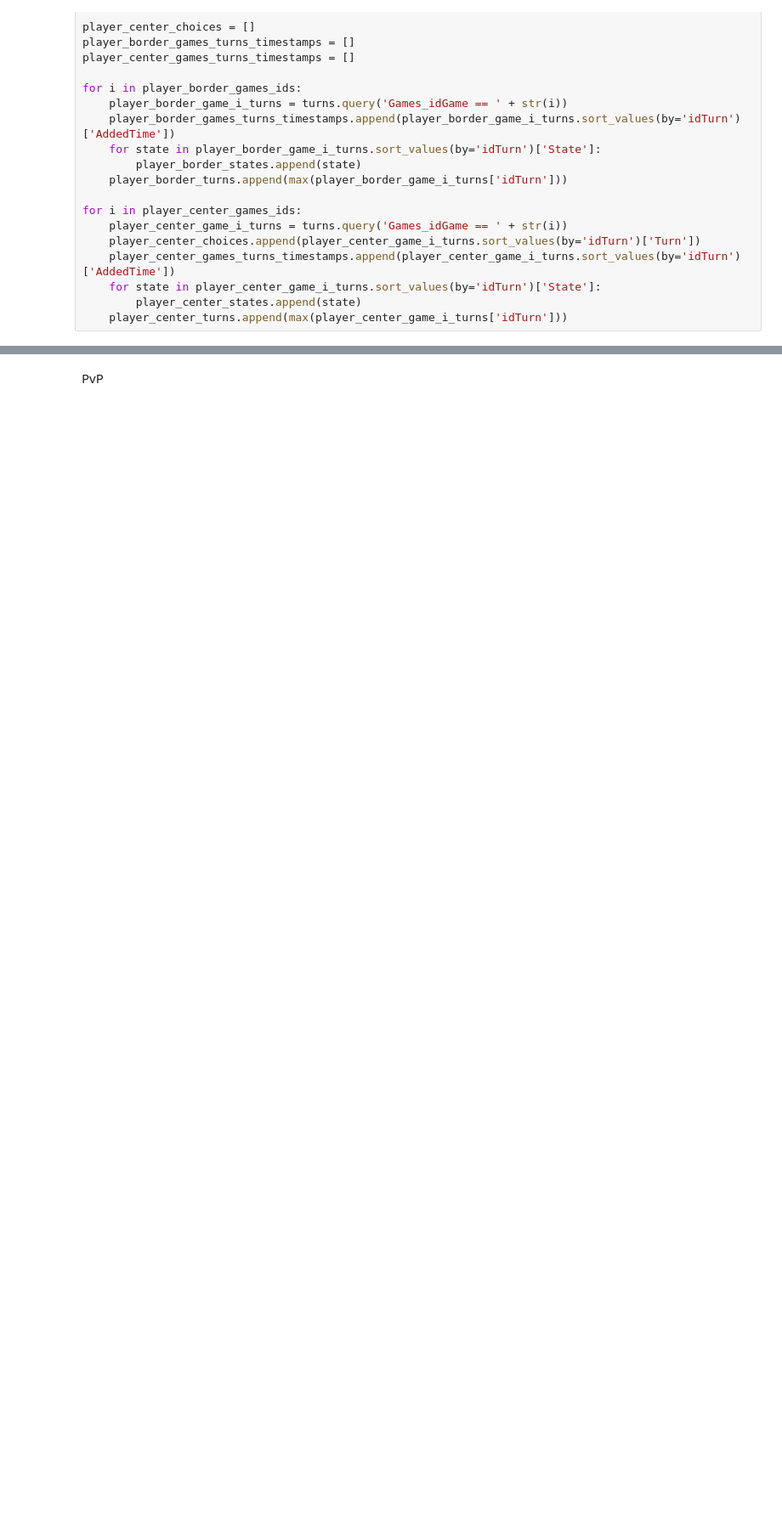
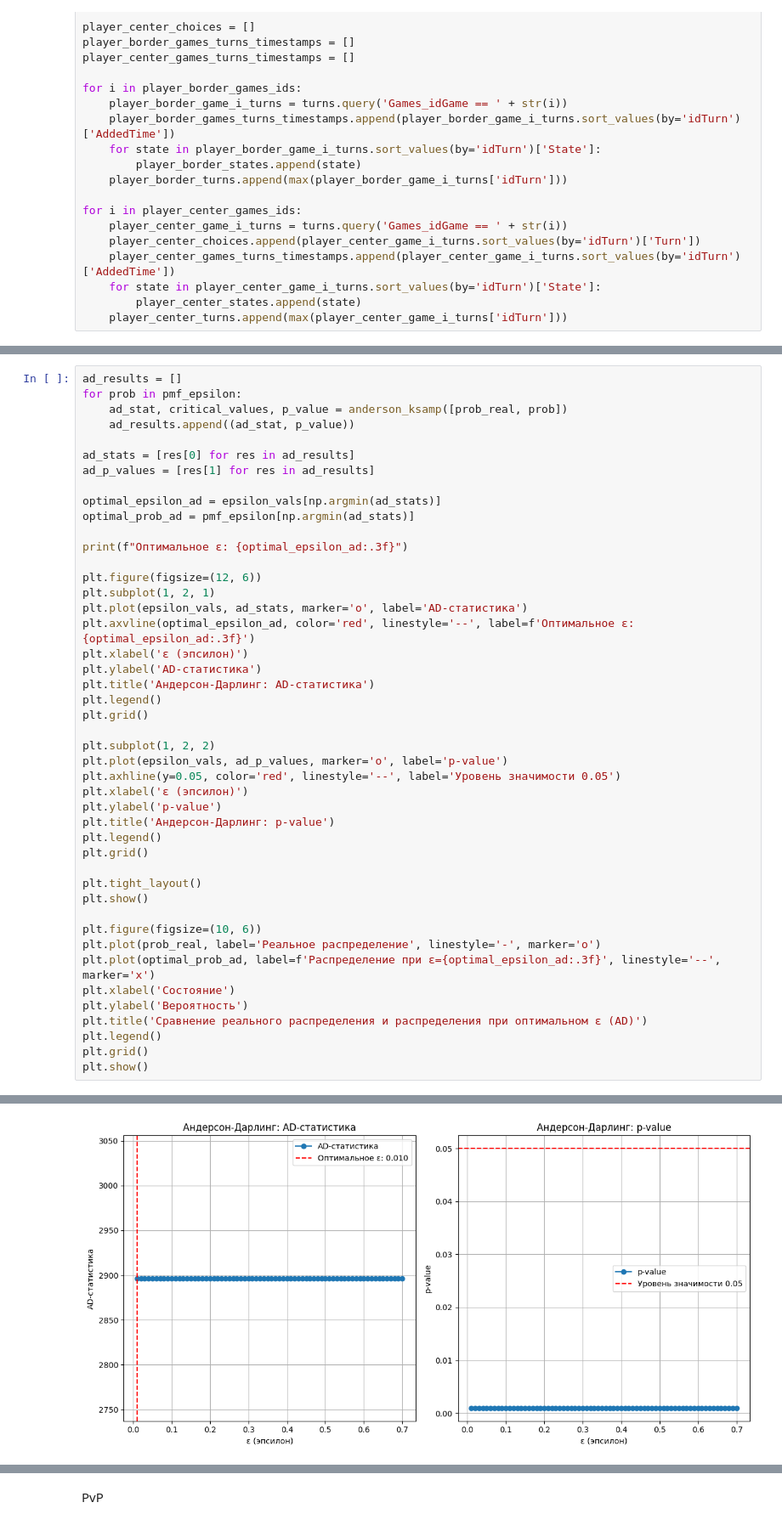
Before and after one commit to spells39/RWAnalyzer, a Jupyter notebook: src/find_opt_epsilon.ipynb, the cells around one changed output, grey strips where cells are left out. Shown at 85% size. Saved outputs shown, nothing was run; the diff lists cells and outputs as text; blank space fills up the shorter version.

```diff
--- a/src/find_opt_epsilon.ipynb
+++ b/src/find_opt_epsilon.ipynb
@@ -96,0 +189,46 @@ plt.show()
+# %%
+ad_results = []
+for prob in pmf_epsilon:
+    ad_stat, critical_values, p_value = anderson_ksamp([prob_real, prob])
+    ad_results.append((ad_stat, p_value))
+
+ad_stats = [res[0] for res in ad_results]
+ad_p_values = [res[1] for res in ad_results]
+
+optimal_epsilon_ad = epsilon_vals[np.argmin(ad_stats)]
+optimal_prob_ad = pmf_epsilon[np.argmin(ad_stats)]
+
+print(f"Оптимальное ε: {optimal_epsilon_ad:.3f}")
+
+plt.figure(figsize=(12, 6))
+plt.subplot(1, 2, 1)
+plt.plot(epsilon_vals, ad_stats, marker='o', label='AD-статистика')
+plt.axvline(optimal_epsilon_ad, color='red', linestyle='--', label=f'Оптимальное ε: {optimal_epsilon_ad:.3f}')
+plt.xlabel('ε (эпсилон)')
+plt.ylabel('AD-статистика')
+plt.title('Андерсон-Дарлинг: AD-статистика')
+plt.legend()
+plt.grid()
+
+plt.subplot(1, 2, 2)
+plt.plot(epsilon_vals, ad_p_values, marker='o', label='p-value')
+plt.axhline(y=0.05, color='red', linestyle='--', label='Уровень значимости 0.05')
+plt.xlabel('ε (эпсилон)')
+plt.ylabel('p-value')
+plt.title('Андерсон-Дарлинг: p-value')
+plt.legend()
+plt.grid()
+
+plt.tight_layout()
+plt.show()
+
+plt.figure(figsize=(10, 6))
+plt.plot(prob_real, label='Реальное распределение', linestyle='-', marker='o')
+plt.plot(optimal_prob_ad, label=f'Распределение при ε={optimal_epsilon_ad:.3f}', linestyle='--', marker='x')
+plt.xlabel('Состояние')
+plt.ylabel('Вероятность')
+plt.title('Сравнение реального распределения и распределения при оптимальном ε (AD)')
+plt.legend()
+plt.grid()
+plt.show()
+# %% [output]
@@ -96,0 +236 @@ plt.show()
+[figure, added]
```
Also changed, not shown: parts of 33 cells of this notebook, 1 other file.
